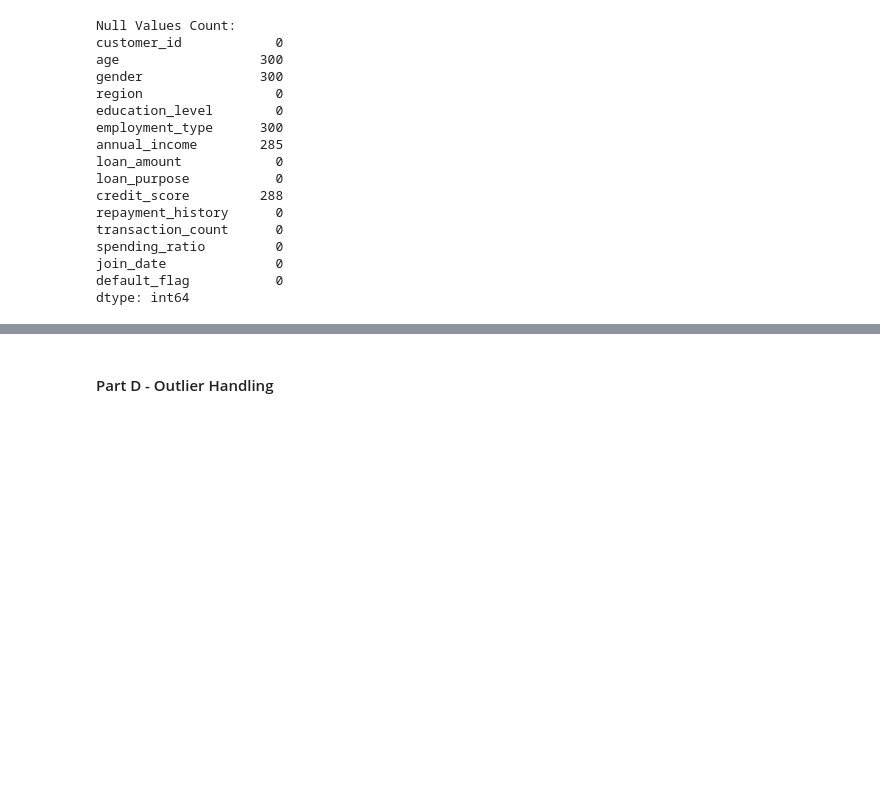
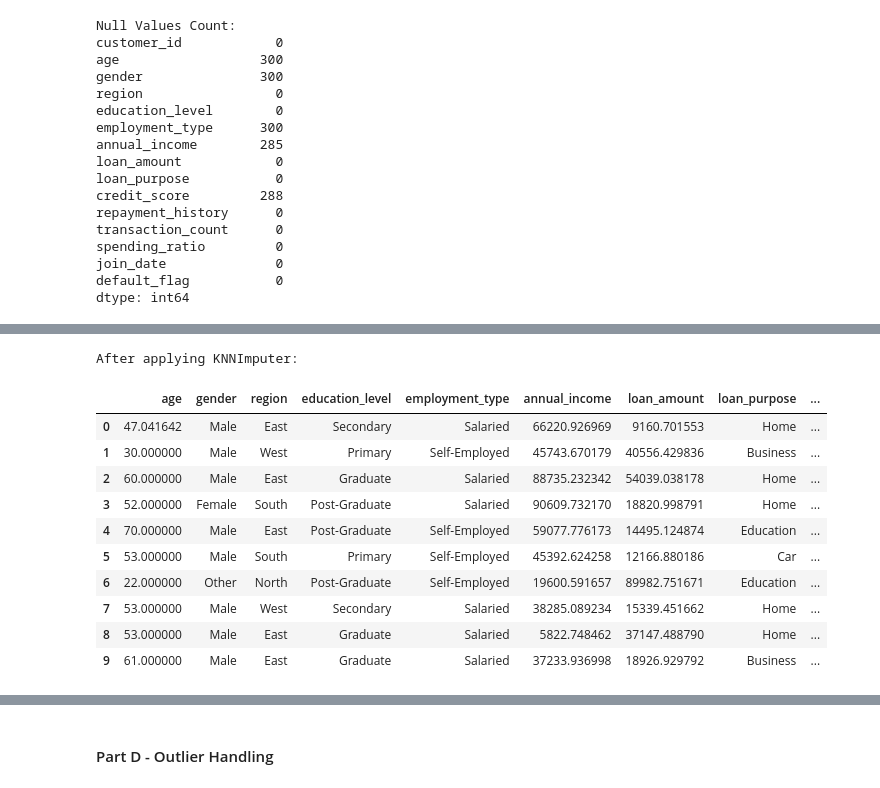
Before and after one commit to krish-desai-123/Data-Preprocessing-and-Feature-Engineering, a Jupyter notebook: Final_Project/holistic_data_preparer.ipynb, the cells around one changed output, grey strips where cells are left out. Saved outputs shown, nothing was run; the diff lists cells and outputs as text; code cells hidden in the pictures; blank space fills up the shorter version.

```diff
--- a/Final_Project/holistic_data_preparer.ipynb
+++ b/Final_Project/holistic_data_preparer.ipynb
@@ -152,0 +242,34 @@ df_missing = df[['age','gender','employment_type','annual_income','credit_score'
+# %%
+# KNN
+
+df_knn = df.copy()
+
+df_knn_dropped = df_knn.drop(['customer_id','default_flag','join_date'], axis=1)
+df_knn.drop(['customer_id','default_flag','join_date'], axis=1, inplace=True)
+
+
+cols = ['gender','region','employment_type','loan_purpose','education_level']
+oe = OrdinalEncoder(handle_unknown='use_encoded_value',unknown_value=np.nan)
+df_knn[cols] = oe.fit_transform(df_knn[cols])
+
+knn = KNNImputer(n_neighbors = 10, weights = 'distance')
+df_knn = pd.DataFrame(knn.fit_transform(df_knn), columns=df_knn.columns)
+
+df_knn[cols] = df_knn[cols].round().astype(int)
+df_knn[cols] = oe.inverse_transform(df_knn[cols])
+
+print('After applying KNNImputer: ')
+display(df_knn.head(10))
+# %% [output]
+After applying KNNImputer:
+|  | age | gender | region | education_level | employment_type | annual_income | loan_amount | loan_purpose | ... |
+| 0 | 47.041642 | Male | East | Secondary | Salaried | 66220.926969 | 9160.701553 | Home | ... |
+| 1 | 30.000000 | Male | West | Primary | Self-Employed | 45743.670179 | 40556.429836 | Business | ... |
+| 2 | 60.000000 | Male | East | Graduate | Salaried | 88735.232342 | 54039.038178 | Home | ... |
+| 3 | 52.000000 | Female | South | Post-Graduate | Salaried | 90609.732170 | 18820.998791 | Home | ... |
+| 4 | 70.000000 | Male | East | Post-Graduate | Self-Employed | 59077.776173 | 14495.124874 | Education | ... |
+| 5 | 53.000000 | Male | South | Primary | Self-Employed | 45392.624258 | 12166.880186 | Car | ... |
+| 6 | 22.000000 | Other | North | Post-Graduate | Self-Employed | 19600.591657 | 89982.751671 | Education | ... |
+| 7 | 53.000000 | Male | West | Secondary | Salaried | 38285.089234 | 15339.451662 | Home | ... |
+| 8 | 53.000000 | Male | East | Graduate | Salaried | 5822.748462 | 37147.488790 | Home | ... |
+| 9 | 61.000000 | Male | East | Graduate | Salaried | 37233.936998 | 18926.929792 | Business | ... |
```
Also changed, not shown: parts of 7 cells of this notebook.
